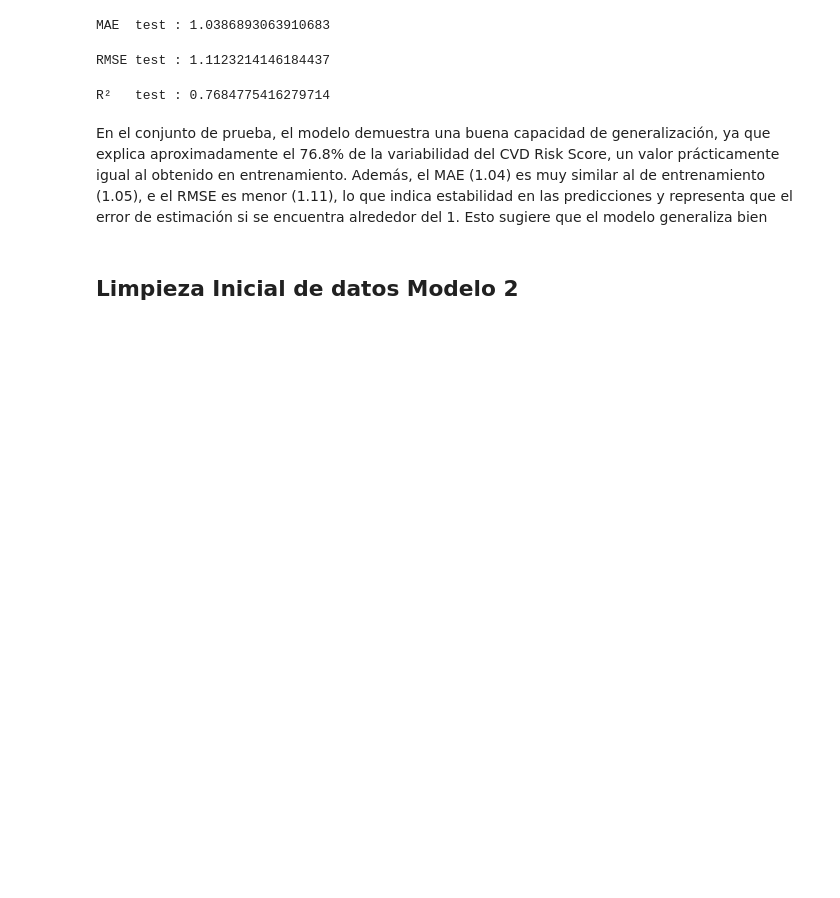
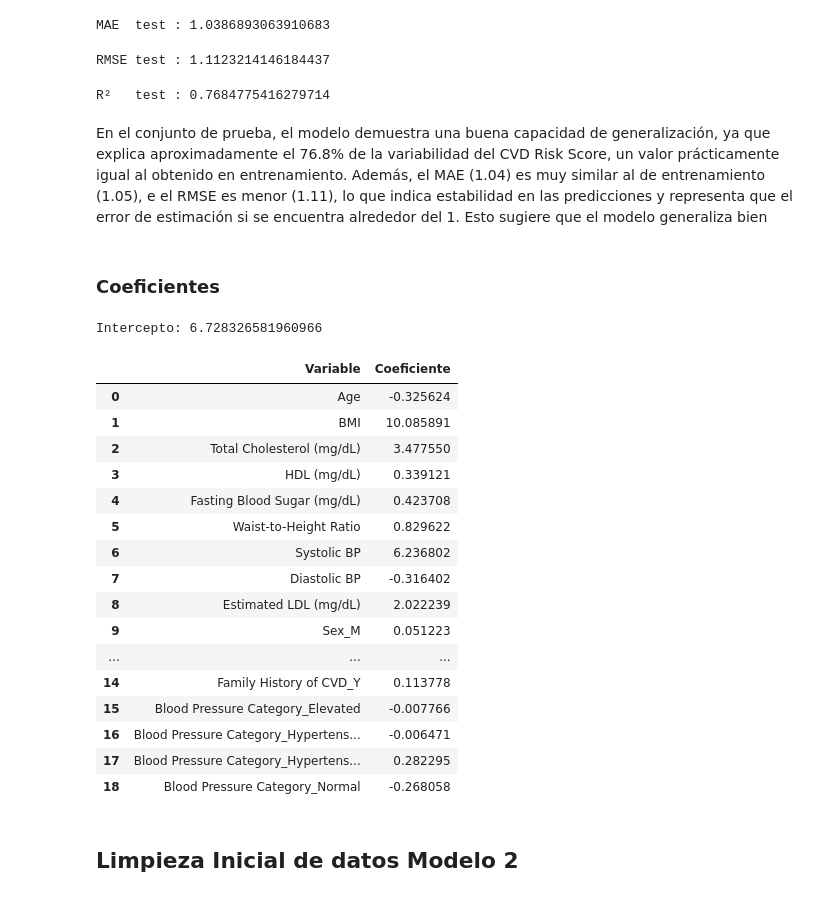
Before and after one commit to AlisonAristizabal/MaterialDeClase-ISIS-2611, a Jupyter notebook: Laboratorios/L1 Regresion Lineal/AnalisisDatos.ipynb, the cells around one changed output. Saved outputs shown, nothing was run; the diff lists cells and outputs as text; code cells hidden in the pictures; blank space fills up the shorter version.

Commit message:
Coeficientes modelo 1

```diff
--- a/Laboratorios/L1 Regresion Lineal/AnalisisDatos.ipynb
+++ b/Laboratorios/L1 Regresion Lineal/AnalisisDatos.ipynb
@@ -878,9 +878,9 @@ Xt_train_df_m1
 # %% [markdown]
 # Entrenamiento Modelo de Regresión Lineal Modelo 1
 # %%
-Modelo = LinearRegression()
+Modelo1 = LinearRegression()
 # %%
-Modelo.fit(Xt_train_df_m1,y_train_m1)
+Modelo1.fit(Xt_train_df_m1,y_train_m1)
 # %% [output]
 LinearRegression()
 # %%
@@ -936,6 +936,41 @@ print("R²   test :", r2_test)
 R²   test : 0.7684775416279714
 # %% [markdown]
 En el conjunto de prueba, el modelo demuestra una buena capacidad de generalización, ya que explica aproximadamente el 76.8% de la variabilidad del CVD Risk Score, un valor prácticamente igual al obtenido en entrenamiento. Además, el MAE (1.04) es muy similar al de entrenamiento (1.05), e el RMSE es menor (1.11), lo que indica estabilidad en las predicciones y representa que el error de estimación si se encuentra alrededor del 1. Esto sugiere que el modelo generaliza bien
+# %% [markdown]
+### Coeficientes
+# %%
+print("Intercepto:", Modelo1.intercept_)
+# %% [output]
+Intercepto: 6.728326581960966
+# %%
+feature_names = pipeline_regresion.named_steps["preprocessor"].get_feature_names_out()
+feature_names = [
+    name.replace("num__", "").replace("cat__", "")
+    for name in feature_names
+]
+coef_df_m1 = pd.DataFrame({
+    "Variable": feature_names,
+    "Coeficiente": Modelo1.coef_
+})
+coef_df_m1
+# %% [output]
+|  | Variable | Coeficiente |
+| 0 | Age | -0.325624 |
+| 1 | BMI | 10.085891 |
+| 2 | Total Cholesterol (mg/dL) | 3.477550 |
+| 3 | HDL (mg/dL) | 0.339121 |
+| 4 | Fasting Blood Sugar (mg/dL) | 0.423708 |
+| 5 | Waist-to-Height Ratio | 0.829622 |
+| 6 | Systolic BP | 6.236802 |
+| 7 | Diastolic BP | -0.316402 |
+| 8 | Estimated LDL (mg/dL) | 2.022239 |
+| 9 | Sex_M | 0.051223 |
+| ... | ... | ... |
+| 14 | Family History of CVD_Y | 0.113778 |
+| 15 | Blood Pressure Category_Elevated | -0.007766 |
+| 16 | Blood Pressure Category_Hypertens... | -0.006471 |
+| 17 | Blood Pressure Category_Hypertens... | 0.282295 |
+| 18 | Blood Pressure Category_Normal | -0.268058 |
 # %% [markdown]
 ## Limpieza Inicial de datos Modelo 2
 # %%
```
Also changed, not shown: parts of 2 cells of this notebook.
